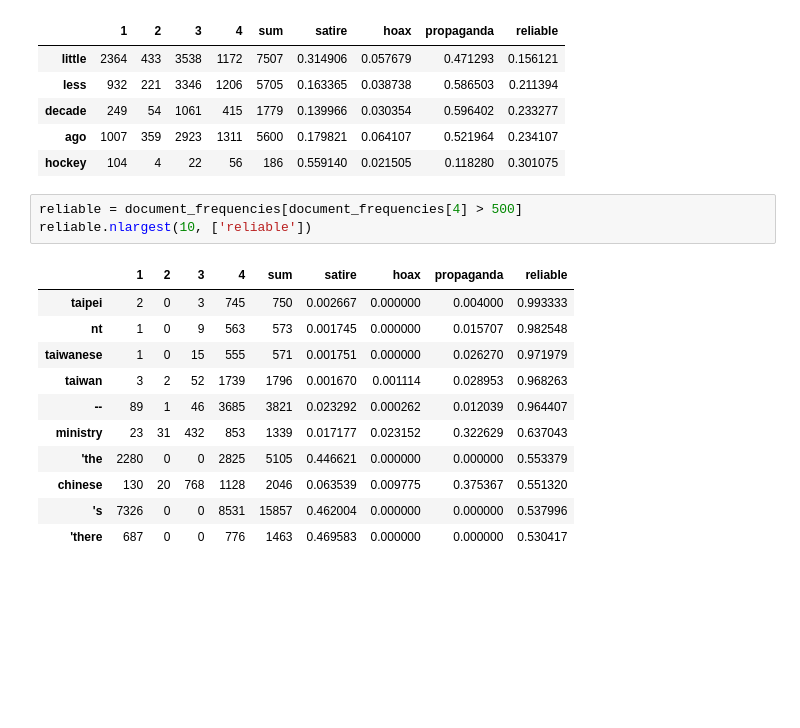
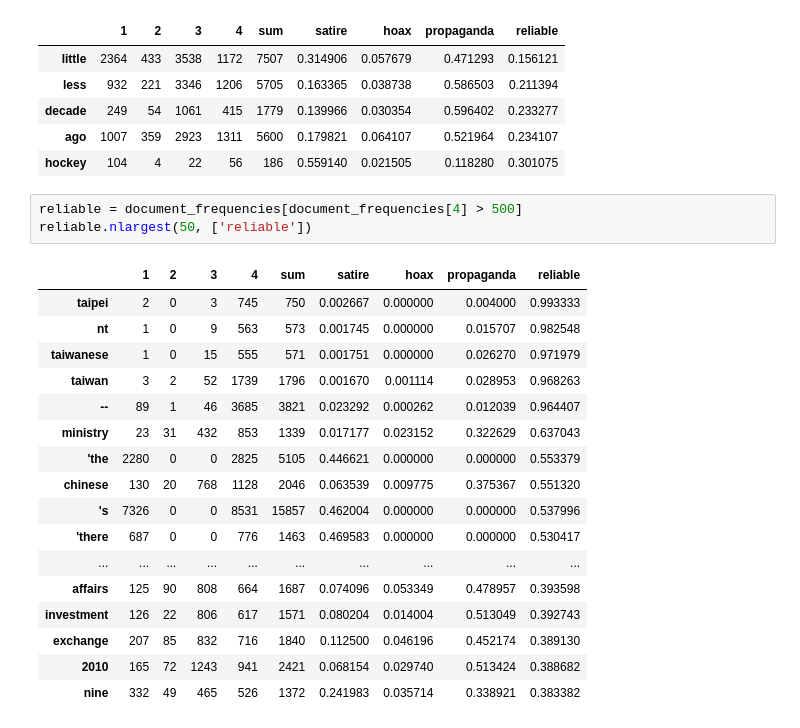
Before and after one commit to AY2122S2-CS4248-G12/labeled-unreliable-news, a Jupyter notebook: models/datainfo.ipynb, the cells around one changed output. Drawn from its saved outputs; the diff is of its cells as text; blank space fills up the shorter version.

```diff
--- a/models/datainfo.ipynb
+++ b/models/datainfo.ipynb
@@ -129,18 +129,24 @@ document_frequencies.head()
 | hockey | 104 | 4 | 22 | 56 | 186 | 0.559140 | 0.021505 | 0.118280 | 0.301075 |
 # %%
 reliable = document_frequencies[document_frequencies[4] > 500]
-reliable.nlargest(10, ['reliable'])
+reliable.nlargest(50, ['reliable'])
 # %% [output]
 |  | 1 | 2 | 3 | 4 | sum | satire | hoax | propaganda | reliable |
 | taipei | 2 | 0 | 3 | 745 | 750 | 0.002667 | 0.000000 | 0.004000 | 0.993333 |
 | nt | 1 | 0 | 9 | 563 | 573 | 0.001745 | 0.000000 | 0.015707 | 0.982548 |
 | taiwanese | 1 | 0 | 15 | 555 | 571 | 0.001751 | 0.000000 | 0.026270 | 0.971979 |
 | taiwan | 3 | 2 | 52 | 1739 | 1796 | 0.001670 | 0.001114 | 0.028953 | 0.968263 |
 | -- | 89 | 1 | 46 | 3685 | 3821 | 0.023292 | 0.000262 | 0.012039 | 0.964407 |
 | ministry | 23 | 31 | 432 | 853 | 1339 | 0.017177 | 0.023152 | 0.322629 | 0.637043 |
 | 'the | 2280 | 0 | 0 | 2825 | 5105 | 0.446621 | 0.000000 | 0.000000 | 0.553379 |
 | chinese | 130 | 20 | 768 | 1128 | 2046 | 0.063539 | 0.009775 | 0.375367 | 0.551320 |
 | 's | 7326 | 0 | 0 | 8531 | 15857 | 0.462004 | 0.000000 | 0.000000 | 0.537996 |
 | 'there | 687 | 0 | 0 | 776 | 1463 | 0.469583 | 0.000000 | 0.000000 | 0.530417 |
+| ... | ... | ... | ... | ... | ... | ... | ... | ... | ... |
+| affairs | 125 | 90 | 808 | 664 | 1687 | 0.074096 | 0.053349 | 0.478957 | 0.393598 |
+| investment | 126 | 22 | 806 | 617 | 1571 | 0.080204 | 0.014004 | 0.513049 | 0.392743 |
+| exchange | 207 | 85 | 832 | 716 | 1840 | 0.112500 | 0.046196 | 0.452174 | 0.389130 |
+| 2010 | 165 | 72 | 1243 | 941 | 2421 | 0.068154 | 0.029740 | 0.513424 | 0.388682 |
+| nine | 332 | 49 | 465 | 526 | 1372 | 0.241983 | 0.035714 | 0.338921 | 0.383382 |
 # %%
 satire = document_frequencies[document_frequencies[1] > 500]
```
Also changed, not shown: parts of 3 cells of this notebook.
